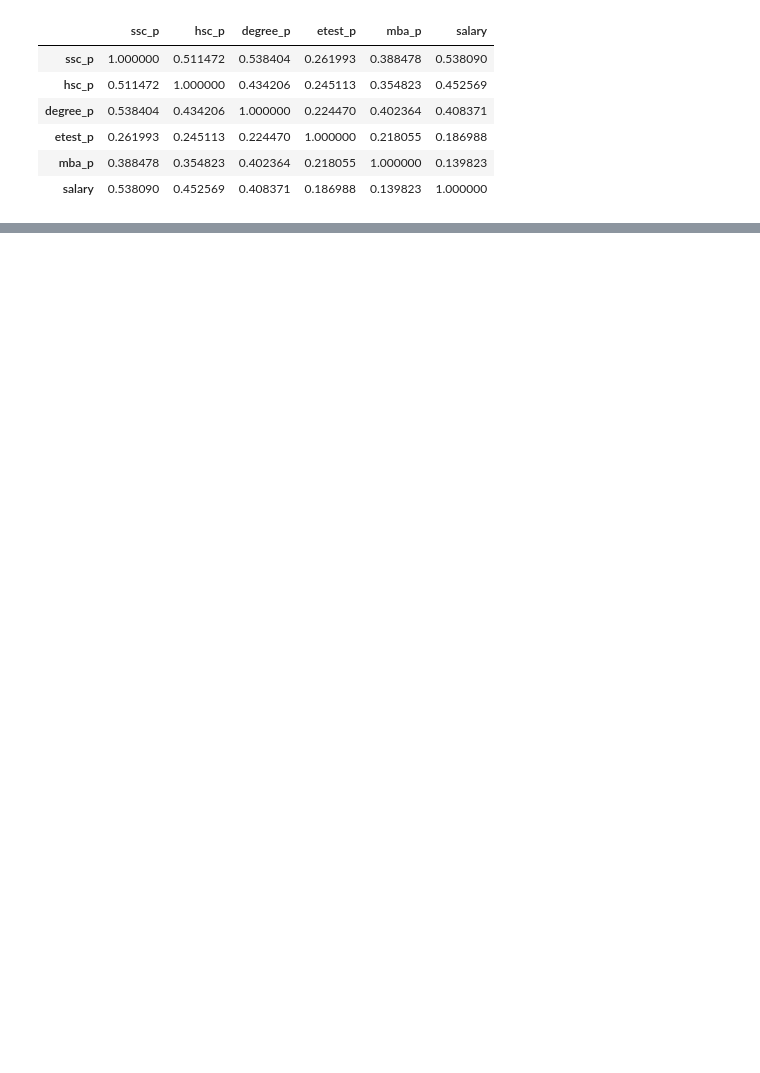
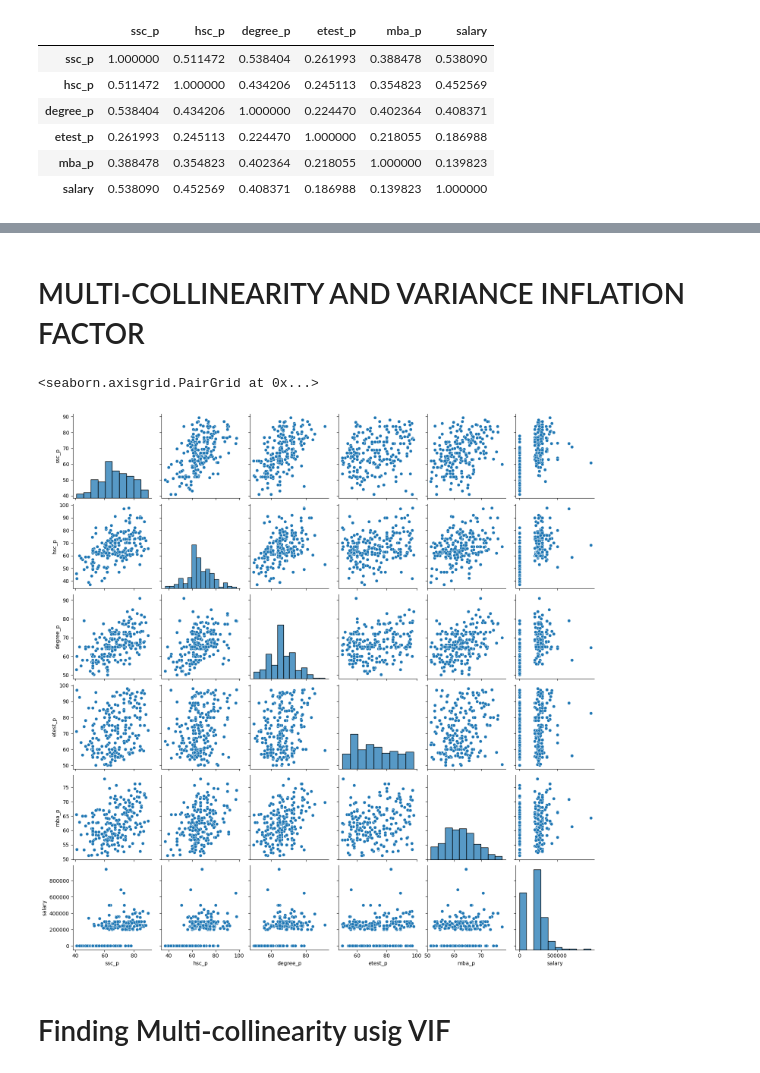
Before and after one commit to InfantArchana/Data-Science-Bivariate, a Jupyter notebook: Bivariate.ipynb, the cells around one changed output, grey strips where cells are left out. Drawn from its saved outputs; the diff is of its cells as text; code cells hidden in the pictures; blank space fills up the shorter version.

```diff
--- a/Bivariate.ipynb
+++ b/Bivariate.ipynb
@@ -131,0 +136,2 @@ Correlation between mba_p and salary is 0.139823 Low degree positive correlation
+# %% [markdown]
+# MULTI-COLLINEARITY AND VARIANCE INFLATION FACTOR
@@ -131,0 +140,7 @@ Correlation between mba_p and salary is 0.139823 Low degree positive correlation
+# %%
+sns.pairplot(dataset)
+# %% [output]
+<seaborn.axisgrid.PairGrid at 0x...>
+[figure, added]
+# %% [markdown]
+# Finding Multi-collinearity usig VIF
```
Also changed, not shown: parts of 23 cells of this notebook.
